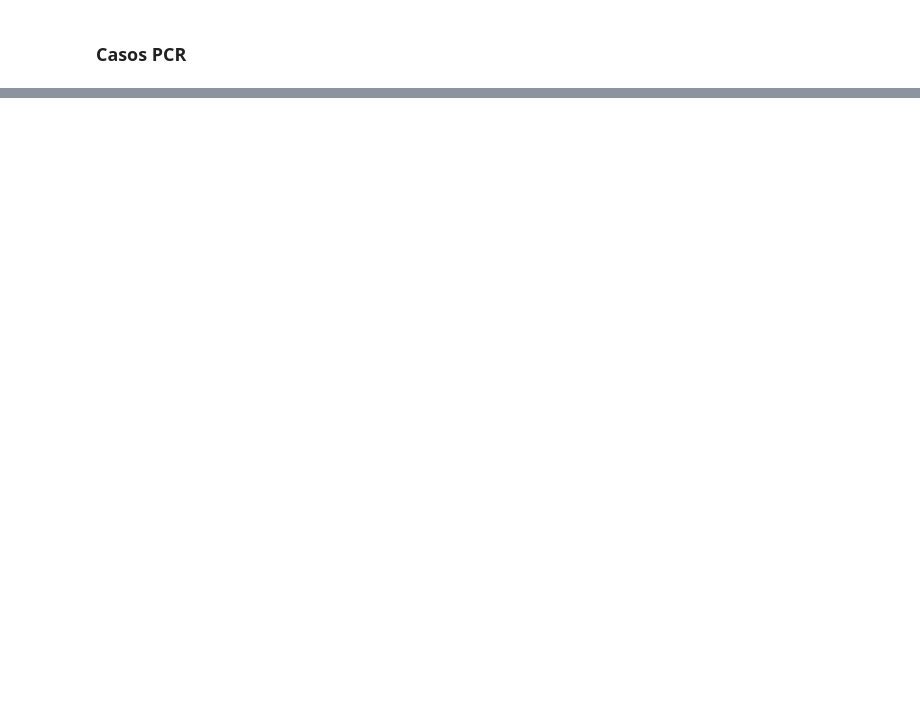
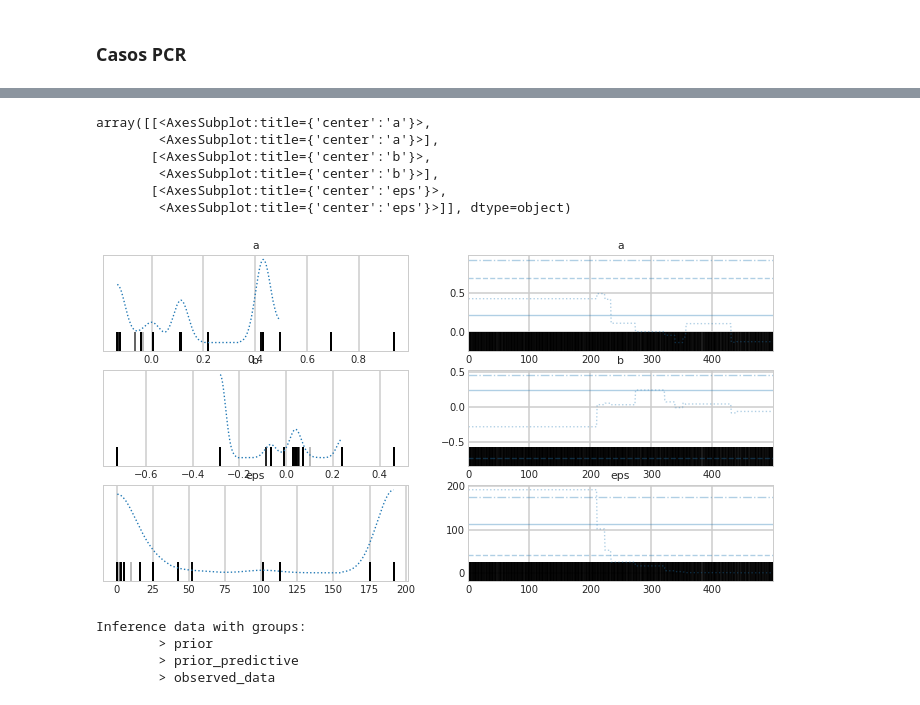
Before and after one commit to JaFrese/Bayes, a Jupyter notebook: Take Home #2.ipynb, the cells around one changed output, grey strips where cells are left out. Saved outputs shown, nothing was run; the diff lists cells and outputs as text; code cells hidden in the pictures; blank space fills up the shorter version.

```diff
--- a/Take Home #2.ipynb
+++ b/Take Home #2.ipynb
@@ -48,0 +116,15 @@ sns.despine()
+# %%
+prior_stan = '''
+generated quantities {
+  real f_sim[N];
+  real A;
+  real b;
+  real<lower = 0> error;
+  A = normal_rng(0, 100);
+  b = normal_rng(0.3, 0.3);
+  error = fabs(normal_rng(0, 100));
+  for (i in 1:N){
+    f_sim[i] = normal_rng(A * pow(1+b,j[i]), error);
+  }
+}
+'''
@@ -60,0 +223,4 @@ with pm.Model() as model_expl:
+# %%
+with model_expl:
+    trace = pm.sample(tune = 0, draws = 500,
+                      return_inferencedata= True)
@@ -60,0 +244,17 @@ with pm.Model() as model_expl:
+# %%
+az.plot_trace(trace)
+# %% [output]
+array([[<AxesSubplot:title={'center':'a'}>,
+        <AxesSubplot:title={'center':'a'}>],
+       [<AxesSubplot:title={'center':'b'}>,
+        <AxesSubplot:title={'center':'b'}>],
+       [<AxesSubplot:title={'center':'eps'}>,
+        <AxesSubplot:title={'center':'eps'}>]], dtype=object)
+[figure, added]
+# %%
+prior_pred
+# %% [output]
+Inference data with groups:
+        > prior
+        > prior_predictive
+        > observed_data
```
Also changed, not shown: parts of 20 cells of this notebook.
